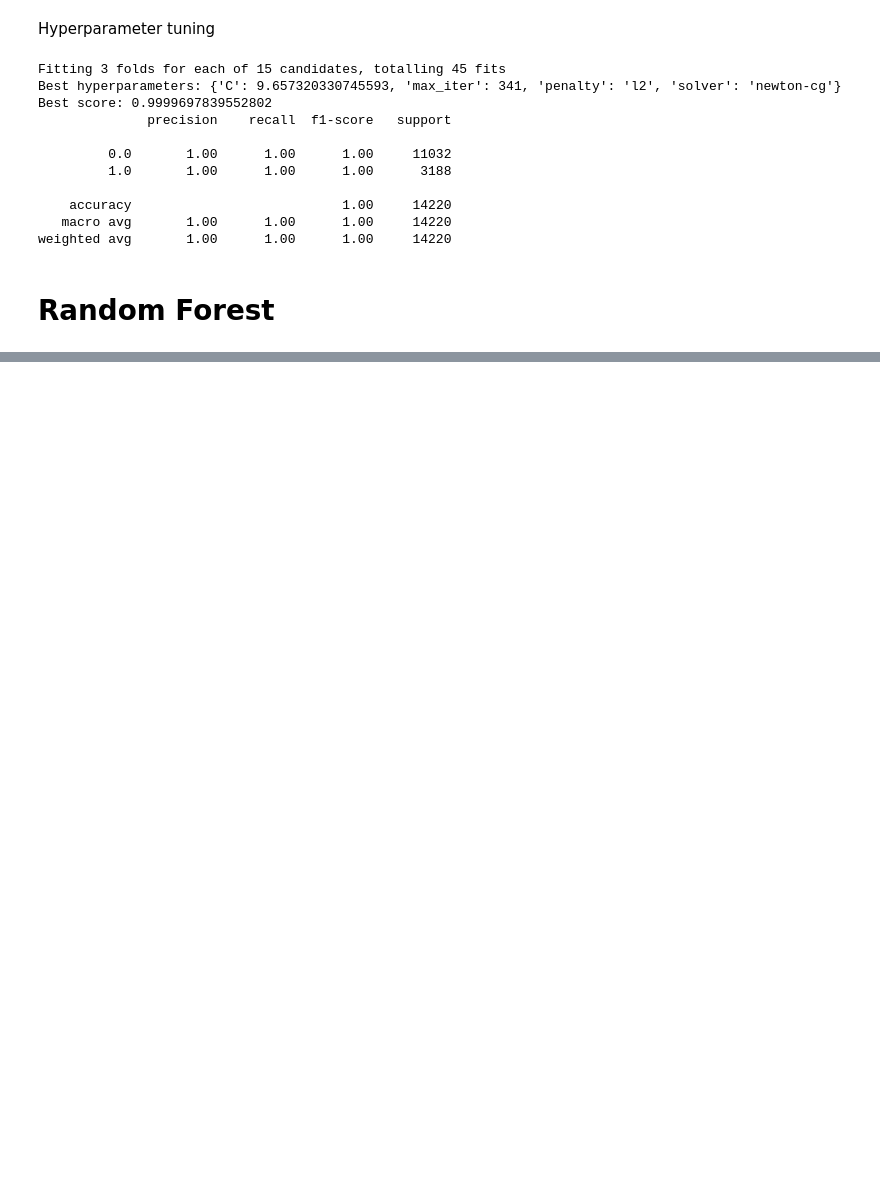
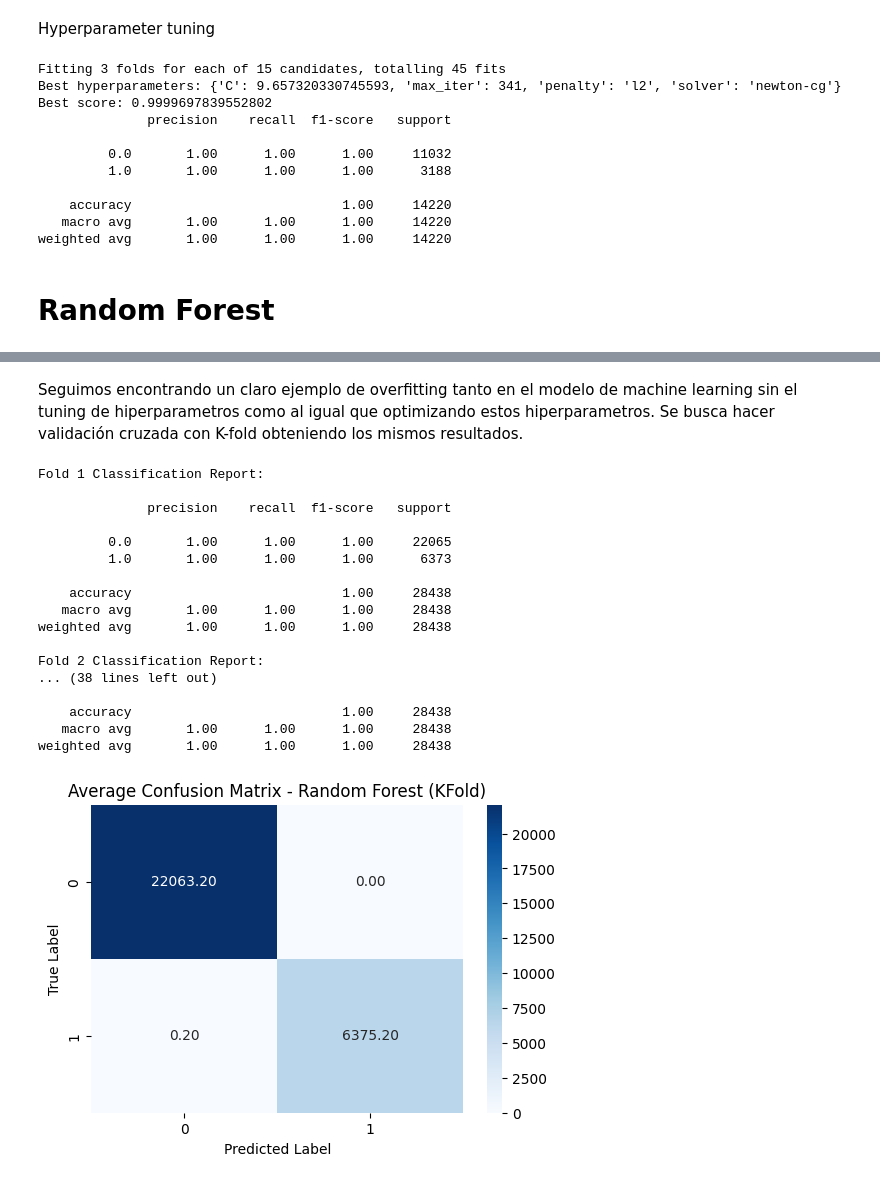
Before and after one commit to luciana11levy/coder, a Jupyter notebook: Data_science_Australia_RainIII.ipynb, the cells around one changed output, grey strips where cells are left out. Drawn from its saved outputs; the diff is of its cells as text; code cells hidden in the pictures; blank space fills up the shorter version.

```diff
--- a/Data_science_Australia_RainIII.ipynb
+++ b/Data_science_Australia_RainIII.ipynb
@@ -835,0 +993,72 @@ weighted avg       1.00      1.00      1.00     14220
+# %% [markdown]
+Seguimos encontrando un claro ejemplo de overfitting tanto en el modelo de machine learning sin el tuning de hiperparametros como al igual que optimizando estos hiperparametros. Se busca hacer validación cruzada con K-fold obteniendo los mismos resultados.
+# %%
+
+
+from sklearn.model_selection import KFold
+from sklearn.metrics import classification_report, confusion_matrix
+import matplotlib.pyplot as plt
+import seaborn as sns
+import numpy as np
+
+
+# Initialize KFold with the desired number of splits
+kf = KFold(n_splits=5, shuffle=True, random_state=42)  # Example: 5-fold cross-validation
+
+# Initialize lists to store evaluation metrics
+classification_reports = []
+confusion_matrices = []
+
+for train_index, test_index in kf.split(X):
+  X_train, X_test = X.iloc[train_index], X.iloc[test_index]
+  y_train, y_test = y.iloc[train_index], y.iloc[test_index]
+
+  # Apply SMOTE to balance the classes within each fold
+  smote = SMOTE(k_neighbors=5, random_state=42)
+  X_train_smote, y_train_smote = smote.fit_resample(X_train, y_train)
+
+  # Initialize and train your RandomForestClassifier
+  rf_classifier = RandomForestClassifier(random_state=42, **halving_search_rf.best_params_) # Use best params
+  rf_classifier.fit(X_train_smote, y_train_smote)
+
+  # Make predictions on the test set
+  y_pred = rf_classifier.predict(X_test)
+
+  # Evaluate the model and store results
+  classification_reports.append(classification_report(y_test, y_pred, output_dict=True))
+  confusion_matrices.append(confusion_matrix(y_test, y_pred))
+
+# Aggregate and print classification reports for each fold
+for fold, report in enumerate(classification_reports):
+    print(f"Fold {fold + 1} Classification Report:\n")
+    print(classification_report(y_test, y_pred))
+
+# Aggregate confusion matrices (example: average)
+average_cm = np.mean(confusion_matrices, axis=0)
+
+# Plot the average confusion matrix
+plt.figure(figsize=(6, 4))
+sns.heatmap(average_cm, annot=True, fmt=".2f", cmap="Blues")
+plt.title("Average Confusion Matrix - Random Forest (KFold)")
+plt.xlabel("Predicted Label")
+plt.ylabel("True Label")
+plt.show()
+# %% [output]
+Fold 1 Classification Report:
+
+              precision    recall  f1-score   support
+
+         0.0       1.00      1.00      1.00     22065
+         1.0       1.00      1.00      1.00      6373
+
+    accuracy                           1.00     28438
+   macro avg       1.00      1.00      1.00     28438
+weighted avg       1.00      1.00      1.00     28438
+
+Fold 2 Classification Report:
+... (38 lines left out)
+
+    accuracy                           1.00     28438
+   macro avg       1.00      1.00      1.00     28438
+weighted avg       1.00      1.00      1.00     28438
+[figure, added]
```
Also changed, not shown: parts of 15 cells of this notebook.
